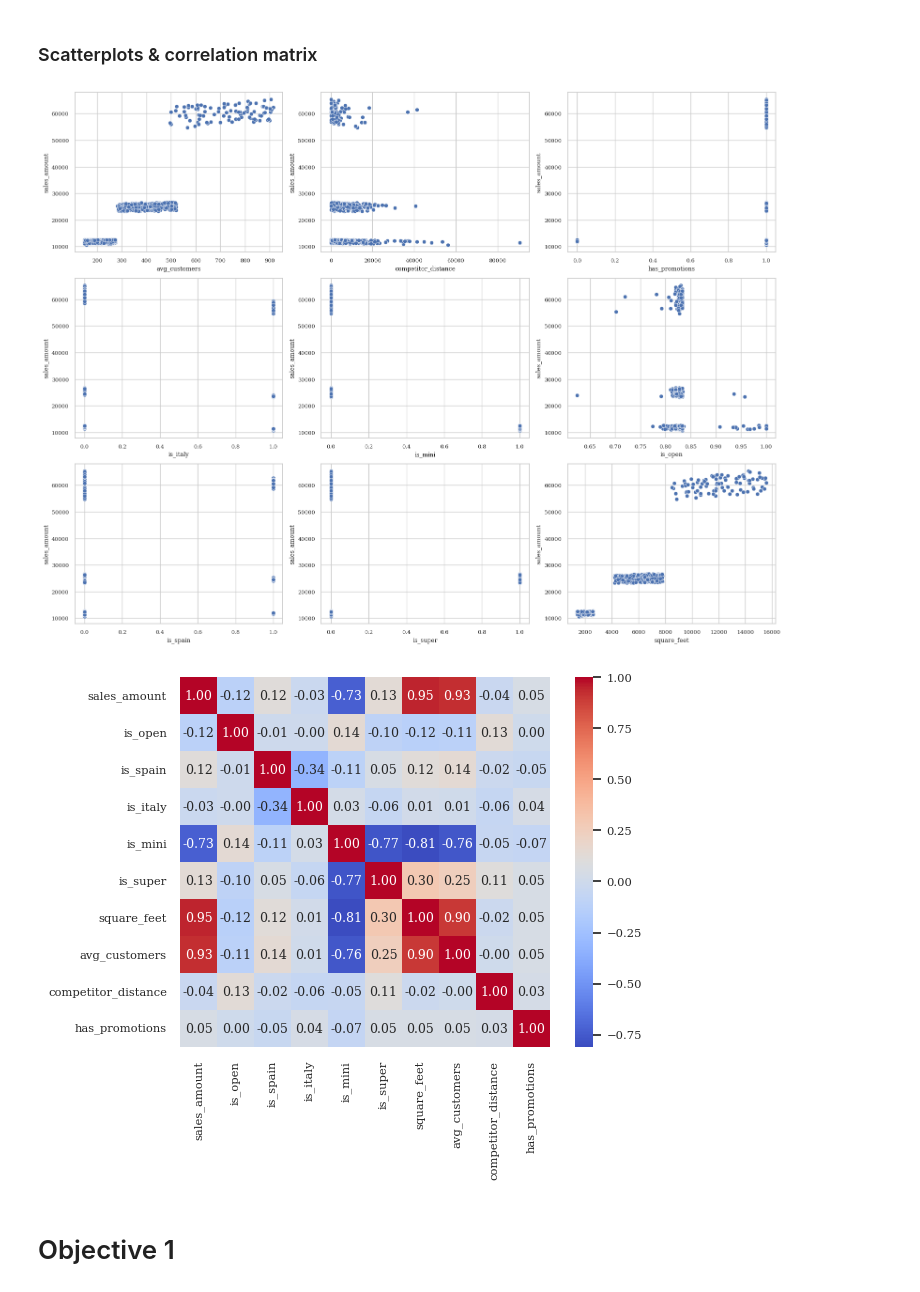
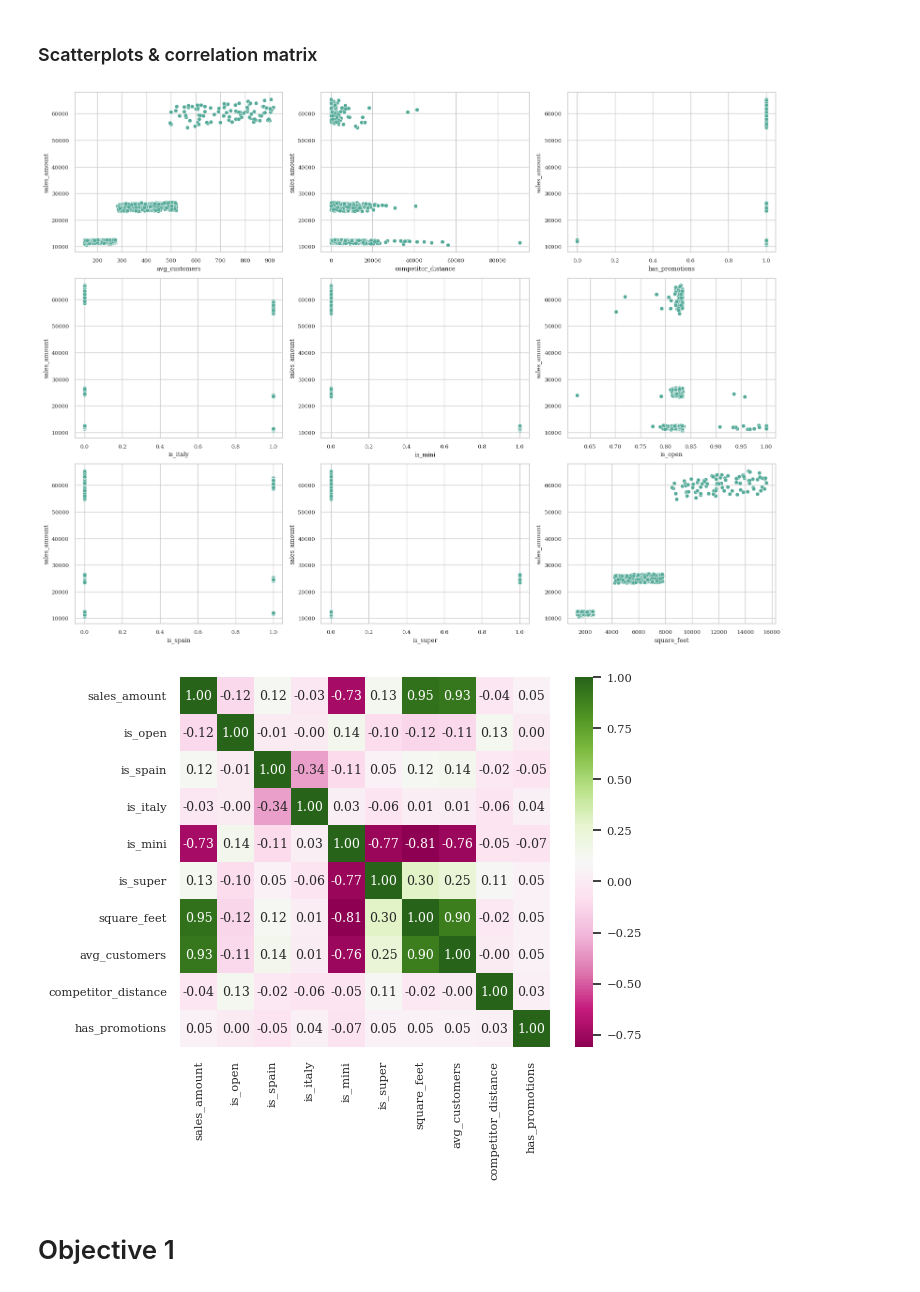
Before and after one commit to caporali/statistical_machine_learning_project, a Jupyter notebook: project_sml.ipynb, the cells around one changed output. Cells and saved outputs as stored; diff of their text form; code cells hidden in the pictures.

Commit message:
part 1 with comments merged

```diff
--- a/project_sml.ipynb
+++ b/project_sml.ipynb
@@ -5,43 +5,46 @@ We report here all the necessary packages and libraries.
 # %%
-# dataframes
+# standard libraries
+# - dataframes
 import pandas as pd
-# numpy
+# - numpy
 import numpy as np
-# plots
+# - plot libraries (and settings)
 import matplotlib.pyplot as plt
 plt.rcParams["font.family"] = "serif"
 import seaborn as sns
-sns.set(font = "serif", style = "whitegrid", palette = "deep", font_scale = 0.75)
-# ml tools
+sns.set(font = "serif", style = "whitegrid", palette = "dark:#5A9_r", font_scale = 0.75)
+
+# ml
+# - standard ml tools
 from statsmodels.compat import lzip
 from sklearn.model_selection import KFold
 from sklearn.model_selection import train_test_split
 from sklearn.preprocessing import StandardScaler
-# linear regression
+# - linear regressions
 import statsmodels.api as sm
 from statsmodels.stats.outliers_influence import variance_inflation_factor
-# dimensionality reduction
+# - dimensionality reduction
 from sklearn.decomposition import PCA
 from sklearn.cross_decomposition  import PLSRegression
-# regularization
+# - regularization
 from sklearn.linear_model import Lasso
 from sklearn.linear_model import Ridge
-# poly regression
+# - poly regressions
 from sklearn.preprocessing import PolynomialFeatures
 from sklearn.linear_model import LinearRegression
-# smoothing spline
+# - smoothing splines
 from pygam import LinearGAM, s
 from functools import reduce
-# decision tree
+# - decision tree
 from sklearn.tree import DecisionTreeRegressor
-# random forests
+# - random forests
 from sklearn.ensemble import RandomForestRegressor
-# gradient boosting
+# - gradient boosting
 from sklearn.ensemble import GradientBoostingRegressor
-# svm
+# - svm
 from sklearn.svm import SVR
 from sklearn.model_selection import GridSearchCV
-# nn
+# - nn
 import torch
 import torch.nn as nn
 import torch.optim as optim
@@ -460,7 +413,6 @@ abbiamo mostrato con un loop come modificare i dati errati sebbene fossero solo
 # %%
-# boolean panda's series: True if avg_customers is acceptable (not NaN or negative), False otherwise
-check_avg_customers = market[market["avg_customers"].isnull() | (market["avg_customers"] < 0)].index
-print("the rows with non acceptable values are: " + str(list(check_avg_customers)))
-
+# boolean pandas series: True if avg_customers is acceptable (not NaN or negative), False otherwise
+check_avg_customers = market[market["avg_customers"].isnull() | (market["avg_customers"] <= 0)].index
+print("- list of rows with non acceptable avg_customers values = " + str(list(check_avg_customers)))
 display(market.loc[check_avg_customers, :])
 # %% [output]
@@ -690,12 +655,12 @@ for col_name in merged_df.columns.difference(["sales_amount"]):
 	index = index + 1
 plt.tight_layout()
 # %% [output]
-[figure, old version]
+[figure, new version]
 # %%
-ax = sns.heatmap(merged_df.corr(), annot = True, cmap = "coolwarm", fmt = ".2f", square = True)
+ax = sns.heatmap(merged_df.corr(), annot = True, cmap = "PiYG", fmt = ".2f", square = True)
 ax.tick_params(left = False, bottom = False)
 # %% [output]
-[figure, old version]
+[figure, new version]
 # %% [markdown]
 # Objective 1
 # %%
```
Also changed, not shown: parts of 107 cells of this notebook, 1 other file.
